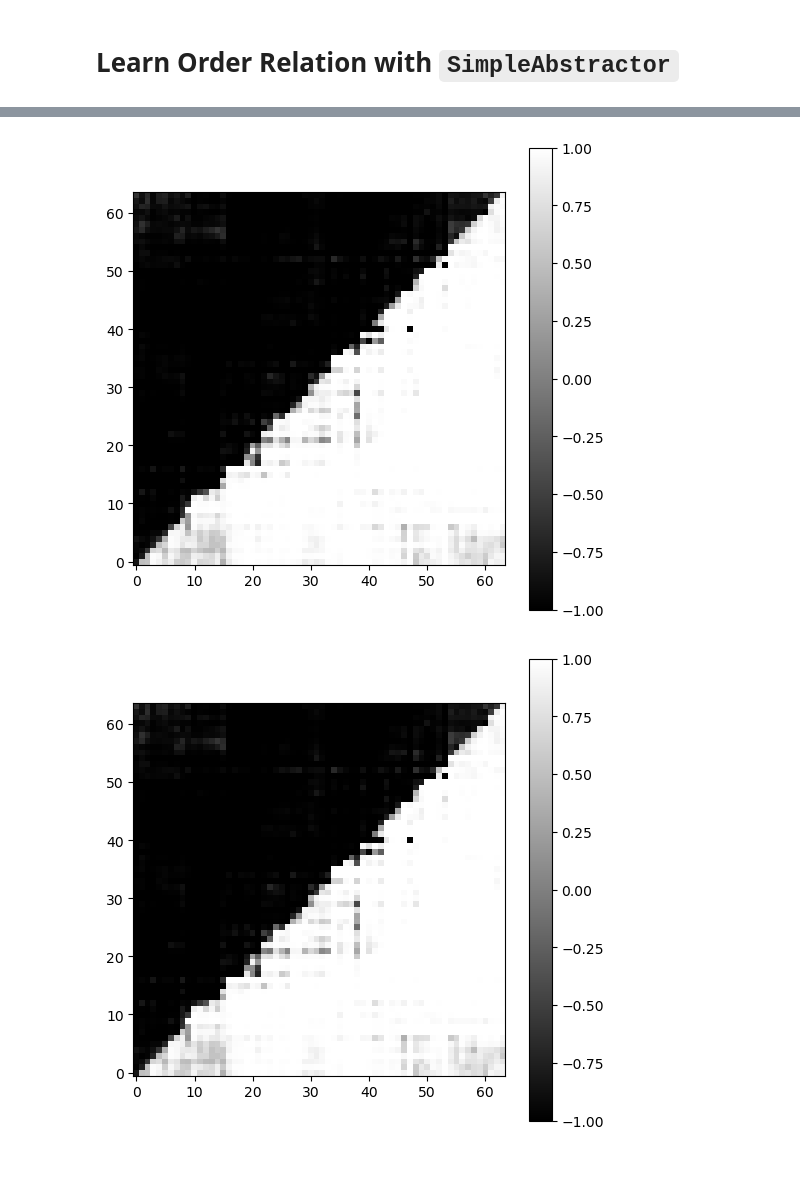
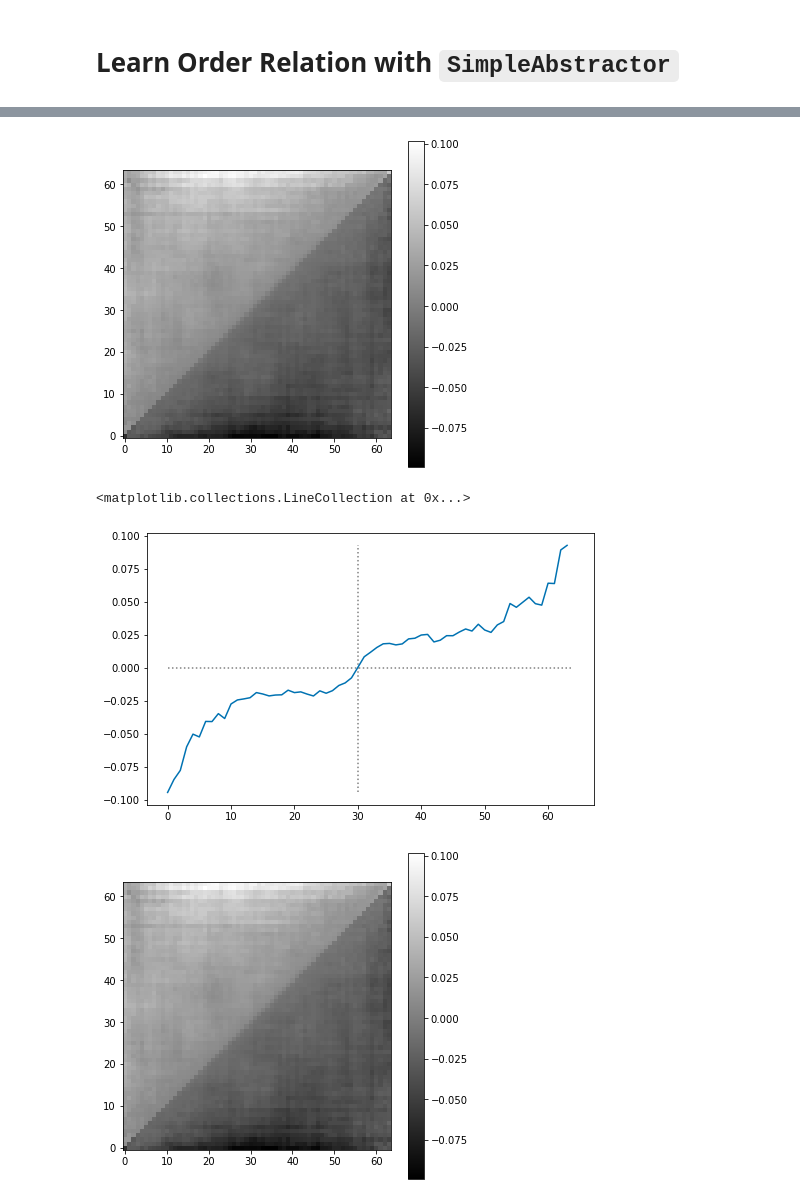
Before and after one commit to jdlafferty/relational, a Jupyter notebook: experiments/sorting/order_relation_learning.ipynb, the cells around one changed output, grey strips where cells are left out. Cells and saved outputs as stored; diff of their text form; code cells hidden in the pictures; blank space fills up the shorter version.

```diff
--- a/experiments/sorting/order_relation_learning.ipynb
+++ b/experiments/sorting/order_relation_learning.ipynb
@@ -6,6 +6,7 @@ import tensorflow as tf
 from tensorflow.keras import layers
 
 import matplotlib.pyplot as plt
-plt.style.use('seaborn-v0_8-colorblind')
+plt.style.use('seaborn-colorblind')
 
 import itertools
+np.random.seed(42)
@@ -149,6 +136,6 @@ ax.set_title('$\\mathrm{softmax}(\\langle W_1 e_i, W_2 e_j \\rangle)$');
 # %%
-x = tf.nn.softmax(order_relation_matrix, axis=1)
-# x = order_relation_matrix
+#x = tf.nn.softmax(order_relation_matrix, axis=1)
+x = order_relation_matrix
 fig, ax = plt.subplots(figsize=(6,6))
 ax.plot(x[32, :])
 # %% [output]
@@ -157,11 +143,0 @@ ax.plot(x[32, :])
-# %%
-order_relation_matrix = np.zeros(shape=(num_objects, num_objects))
-
-for i in range(num_objects):
-    for j in range(num_objects):
-        order_relation_matrix[i,j] = order_relation(np.array([[i,j]]))[0].numpy()
-
-fig, ax = plt.subplots(figsize=(6,6))
-im = ax.imshow(order_relation_matrix)
-fig.colorbar(im, ax=ax);
-ax.set_title('$\\mathrm{Sigmoid}(\\langle W_1 e_i, W_2 e_j \\rangle)$');
@@ -194,7 +171,7 @@ object_pairs_onehot = tf.one_hot(object_pairs, num_objects)
 # %%
 model = AbstractorOrderRelation()
 model(object_pairs_onehot)
-opt = tf.keras.optimizers.Adam(learning_rate=0.05)
+opt = tf.keras.optimizers.Adam(learning_rate=0.001)
 model.compile(loss='binary_crossentropy', optimizer=opt, metrics='binary_accuracy')
 model.summary()
 # %% [output]
@@ -273,26 +250,35 @@ fig.colorbar(im, ax=ax);
 # %%
 # plot relational cross-attention attention score when input is a triplet of objects
 # here, we fix the first object and vary second two, then we plot the relations of the other two objects
 # with linear/sigmoid/tanh activation, adding objects does not affect the relations between existing objcets
 # i.e.: this is exactly the same plot as the above (unlike with softmax activation)
 
 order_relation_matrix = np.zeros(shape=(num_objects, num_objects))
 
 for i in range(num_objects):
     for j in range(num_objects):
-        object_pair = tf.one_hot(np.array([[32, i,j]]), num_objects)
-        # object_pair = np.array([[objects[0][16,:], objects[0][i,:], objects[0][j, :]]])
-        attention_output, attention_scores = relational_crossattention(query=object_pair, key=object_pair,
-            value=object_pair, return_attention_scores=True)
+        object_triple = tf.one_hot(np.array([[16, i, j]]), num_objects)
+        attention_output, attention_scores = relational_crossattention(query=object_triple, key=object_triple,
+            value=object_triple, return_attention_scores=True)
         attention_score = np.squeeze(attention_scores)[1][2]
         order_relation_matrix[i,j] = attention_score
 
 fig, ax = plt.subplots(figsize=(6,6))
-im = ax.imshow(order_relation_matrix, cmap='gray')
+im = ax.imshow(order_relation_matrix.T, cmap='gray')
 ax.invert_yaxis()
 fig.colorbar(im, ax=ax);
 # %% [output]
-[figure, old version]
+[figure, new version]
+# %%
+i = 30
+attention_scores = order_relation_matrix[i,:]
+plt.figure(figsize=(8,5))
+plt.plot(attention_scores)
+plt.hlines(0, xmin=0, xmax=64, linestyle='dotted', color='gray')
+plt.vlines(i, ymin=np.min(attention_scores), ymax=np.max(attention_scores), linestyle='dotted', color='gray')
+# %% [output]
+<matplotlib.collections.LineCollection at 0x...>
+[figure, added]
 # %%
 objects = tf.expand_dims(tf.one_hot(np.arange(num_objects), num_objects), axis=0)
 # %%
@@ -304,8 +290,8 @@ objects = tf.expand_dims(tf.one_hot(np.arange(num_objects), num_objects), axis=0
 attention_output, attention_scores = relational_crossattention(query=objects, key=objects, value=objects, return_attention_scores=True)
 attention_scores = np.squeeze(attention_scores)
 fig, ax = plt.subplots(figsize=(6,6))
-im = ax.imshow(attention_scores, cmap='gray')
+im = ax.imshow(attention_scores.T, cmap='gray')
 ax.invert_yaxis()
 fig.colorbar(im, ax=ax);
 # %% [output]
-[figure, old version]
+[figure, new version]
```
Also changed, not shown: parts of 14 cells of this notebook.
